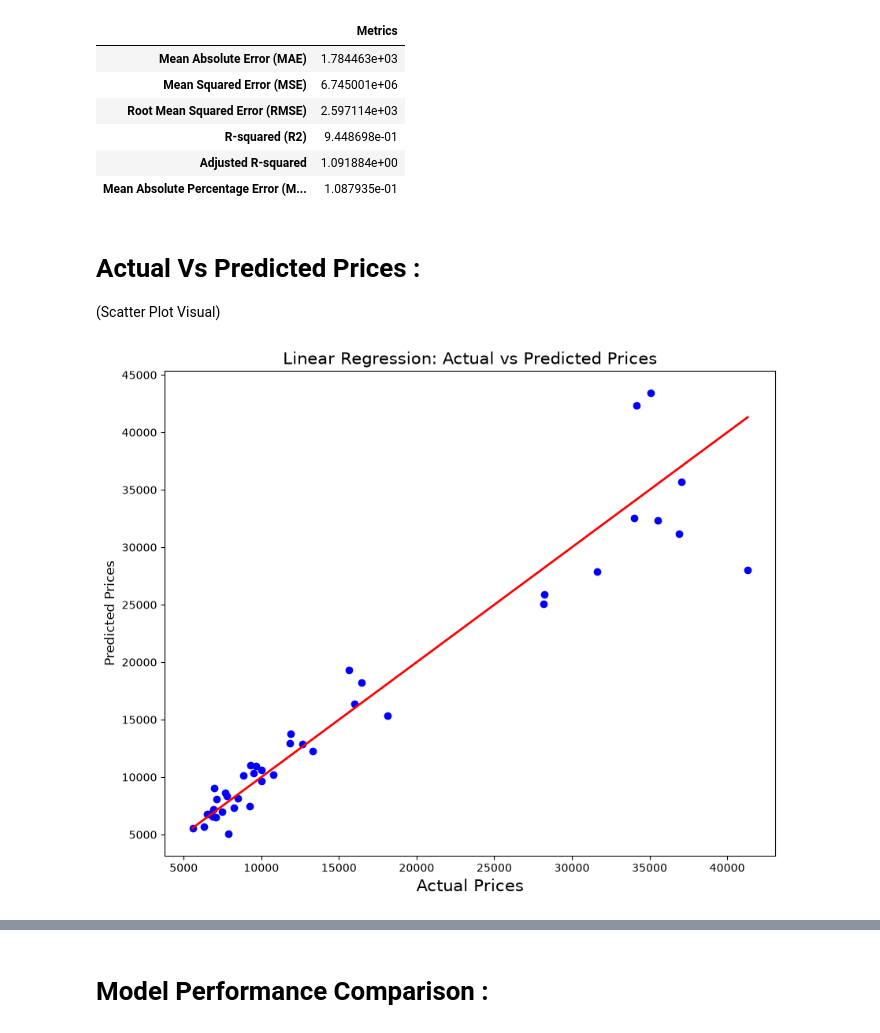
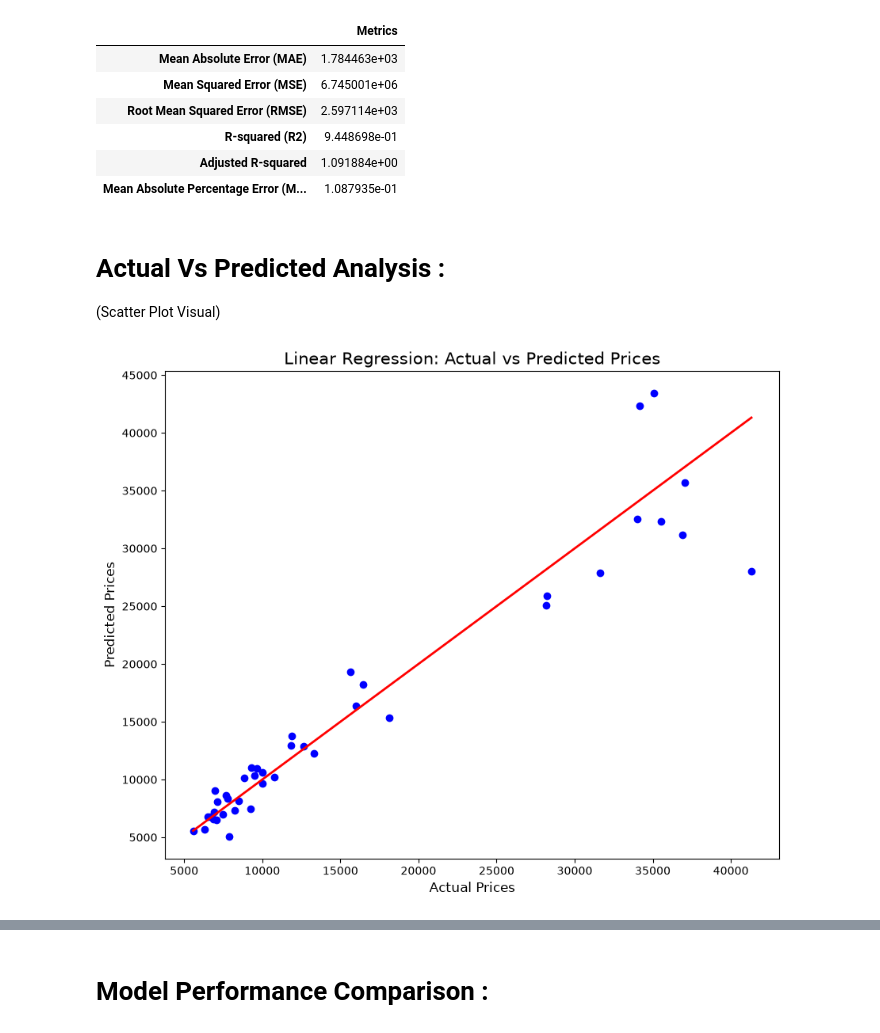
Before and after one commit to harshaslekar5968-crypto/Auto_Price_Prediction_Project, a Jupyter notebook: Cars(Auto Mobile)Price_Prediction_Model.ipynb, the cells around one changed output, grey strips where cells are left out. Drawn from its saved outputs; the diff is of its cells as text; code cells hidden in the pictures.

```diff
--- a/Auto_Price_Prediction_Model.ipynb
+++ b/Cars(Auto Mobile)Price_Prediction_Model.ipynb
@@ -535,15 +537,15 @@ Report
 | Adjusted R-squared | 1.091884e+00 |
 | Mean Absolute Percentage Error (M... | 1.087935e-01 |
 # %% [markdown]
-# Actual Vs Predicted Prices :
+# Actual Vs Predicted Analysis :
 (Scatter Plot Visual)
 # %%
 plt.figure(figsize=(10,8))
 plt.scatter(df_test_y, lr_predictions, color='blue', label='Linear Regression')
 plt.plot([df_test_y.min(), df_test_y.max()], [df_test_y.min(), df_test_y.max()],color='red', linewidth=2, label='Perfect Prediction Line')
-plt.xlabel('Actual Prices',fontsize=15)
+plt.xlabel('Actual Prices',fontsize=12)
 plt.ylabel('Predicted Prices',fontsize=12)
 plt.title('Linear Regression: Actual vs Predicted Prices',fontsize=15)
 plt.show()
 # %% [output]
-[figure, old version]
+[figure, new version]
```
Also changed, not shown: parts of 29 cells of this notebook, 1 other file.
